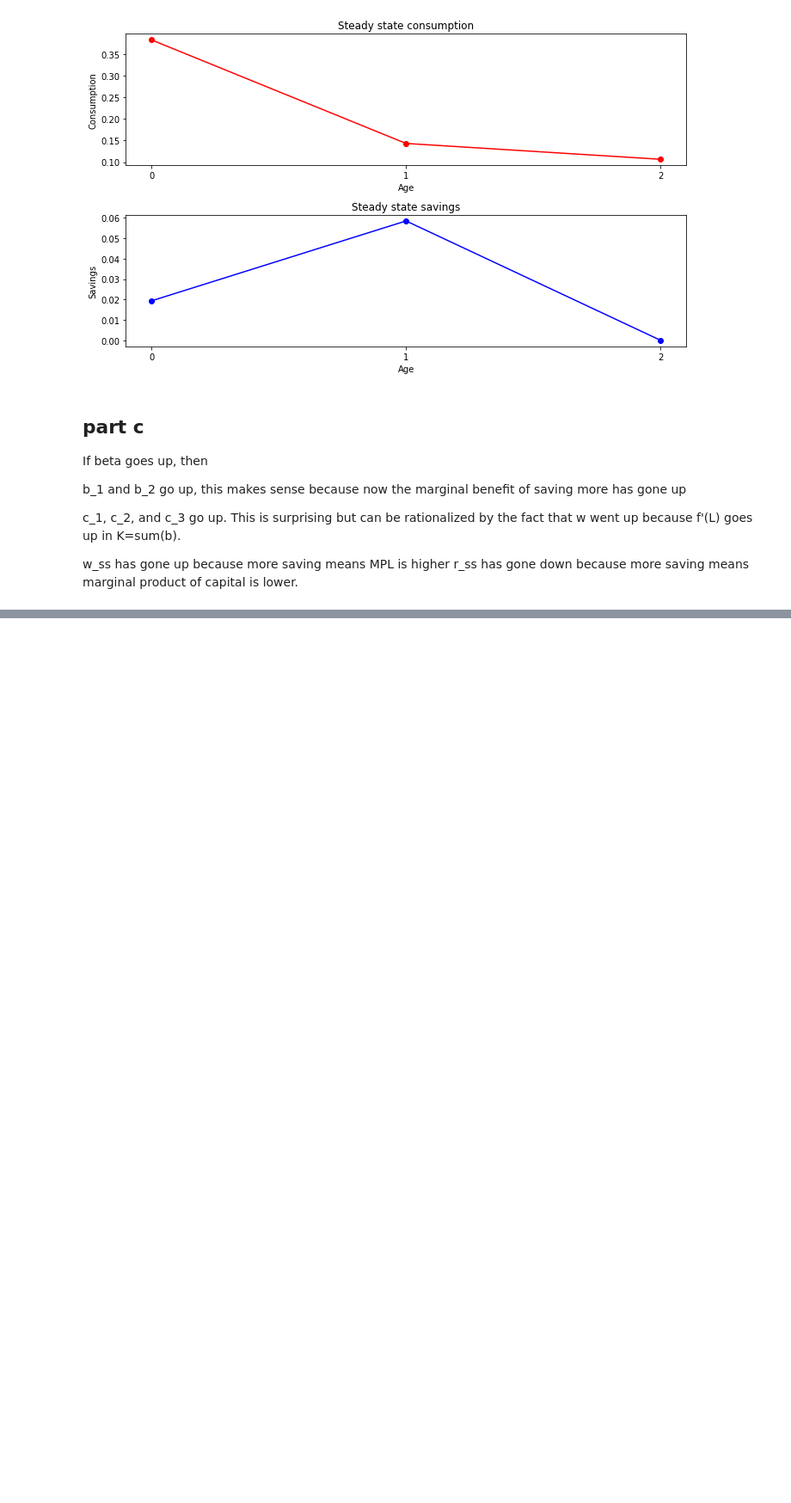
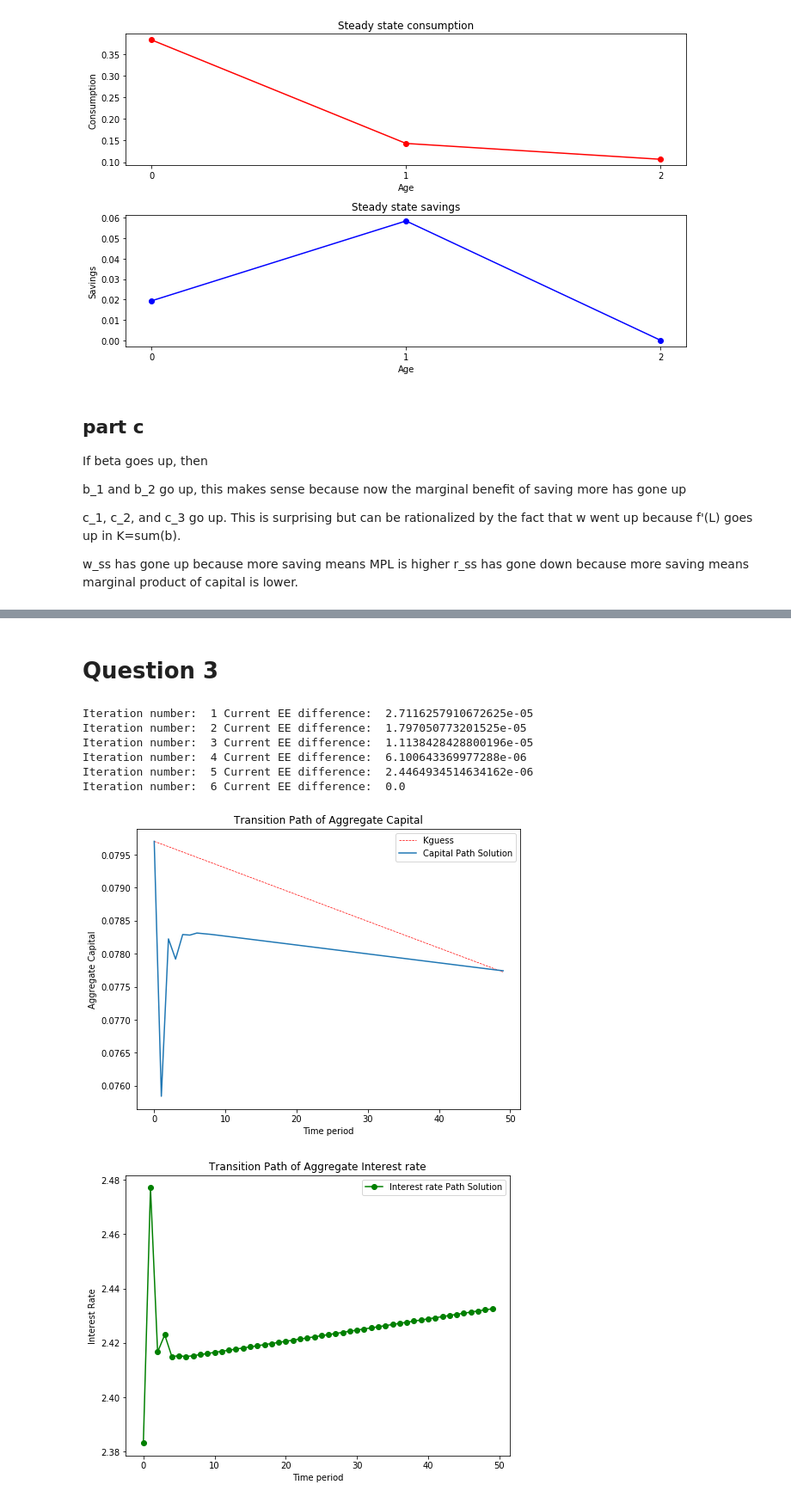
Before and after one commit to Alexander-Weinberg/BootCamp2018, a Jupyter notebook: ProbSets/Econ/ProbSet3/part1.ipynb, the cells around one changed output, grey strips where cells are left out. Shown at 86% size. Drawn from its saved outputs; the diff is of its cells as text; code cells hidden in the pictures; blank space fills up the shorter version.

```diff
--- a/ProbSets/Econ/ProbSet3/part1.ipynb
+++ b/ProbSets/Econ/ProbSet3/part1.ipynb
@@ -278 +278,3 @@ get_SS(params=params1, SS_graphs=True)
 [figure]
+# %% [markdown]
+# Question 3
@@ -278,0 +392,11 @@ get_SS(params=params1, SS_graphs=True)
+# %%
+K_dynamic = time_path_iteration()
+# %% [output]
+Iteration number:  1 Current EE difference:  2.7116257910672625e-05
+Iteration number:  2 Current EE difference:  1.797050773201525e-05
+Iteration number:  3 Current EE difference:  1.1138428428800196e-05
+Iteration number:  4 Current EE difference:  6.100643369977288e-06
+Iteration number:  5 Current EE difference:  2.4464934514634162e-06
+Iteration number:  6 Current EE difference:  0.0
+[figure, added]
+[figure, added]
```
Also changed, not shown: parts of 7 cells of this notebook, 4 other files.
